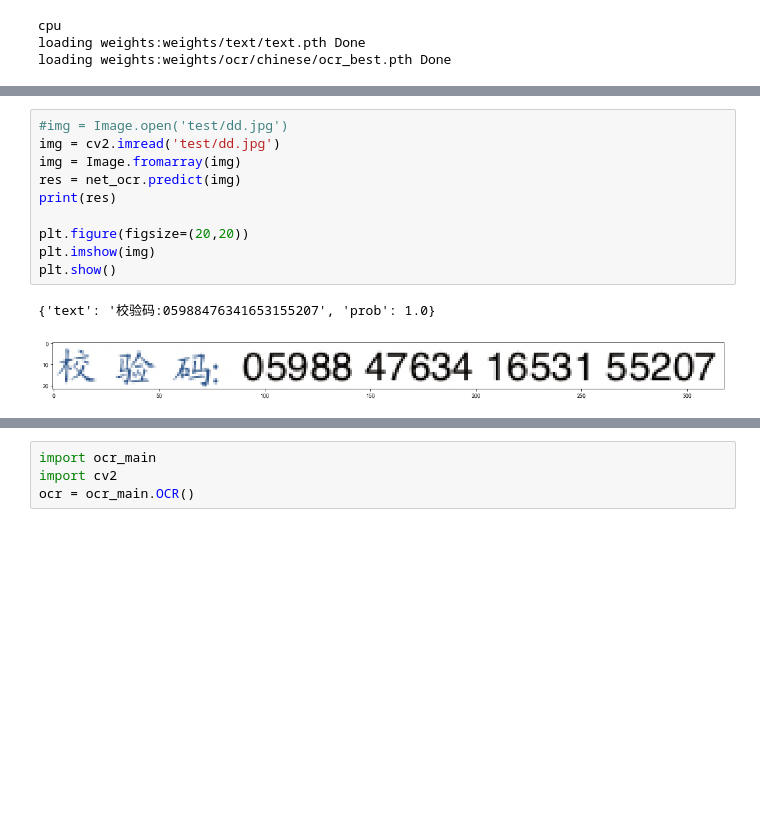
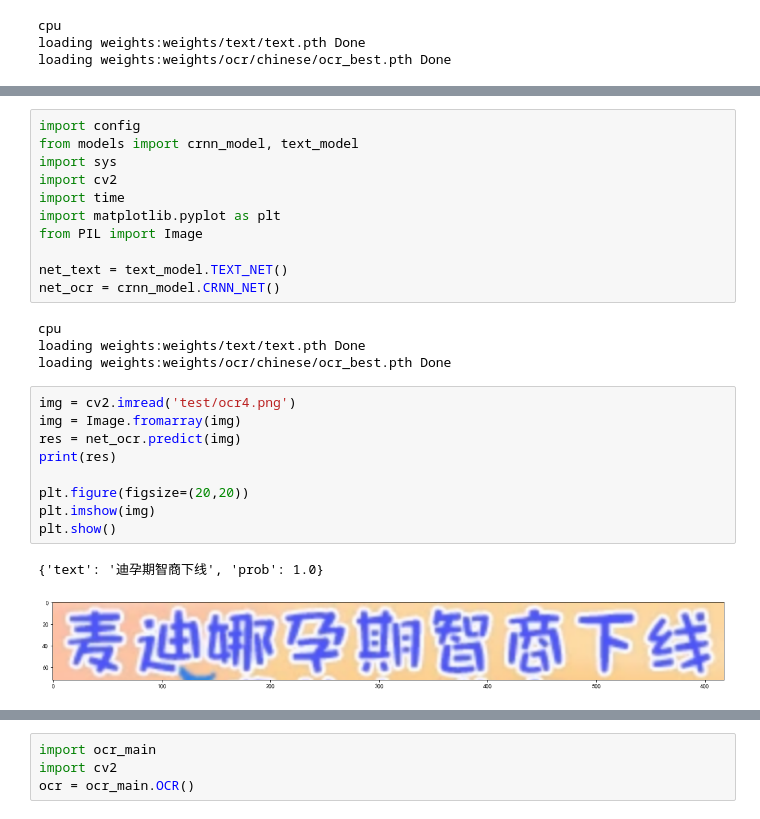
Before and after one commit to zhaobomin/pytorch-ocr, a Jupyter notebook: pytorch-ocr-demo.ipynb, the cells around one changed output, grey strips where cells are left out. Saved outputs shown, nothing was run; the diff lists cells and outputs as text; blank space fills up the shorter version.

```diff
--- a/pytorch-ocr-demo.ipynb
+++ b/pytorch-ocr-demo.ipynb
@@ -18,16 +219,30 @@ loading weights:weights/ocr/chinese/ocr_best.pth Done
+# %%
+import config
+from models import crnn_model, text_model
+import sys
+import cv2
+import time
+import matplotlib.pyplot as plt
+from PIL import Image
+
+net_text = text_model.TEXT_NET()
+net_ocr = crnn_model.CRNN_NET()
+# %% [output]
+cpu
+loading weights:weights/text/text.pth Done
+loading weights:weights/ocr/chinese/ocr_best.pth Done
 # %%
-#img = Image.open('test/dd.jpg')
-img = cv2.imread('test/dd.jpg')
+img = cv2.imread('test/ocr4.png')
 img = Image.fromarray(img)
 res = net_ocr.predict(img)
 print(res)
 
 plt.figure(figsize=(20,20))
 plt.imshow(img)
 plt.show()
 # %% [output]
-{'text': '校验码:05988476341653155207', 'prob': 1.0}
+{'text': '迪孕期智商下线', 'prob': 1.0}
-[figure, old version]
+[figure, new version]
 # %%
 
 img = cv2.imread('test/demo_text_ocr.png')
```
Also changed, not shown: parts of 9 cells of this notebook, 19 other files.
